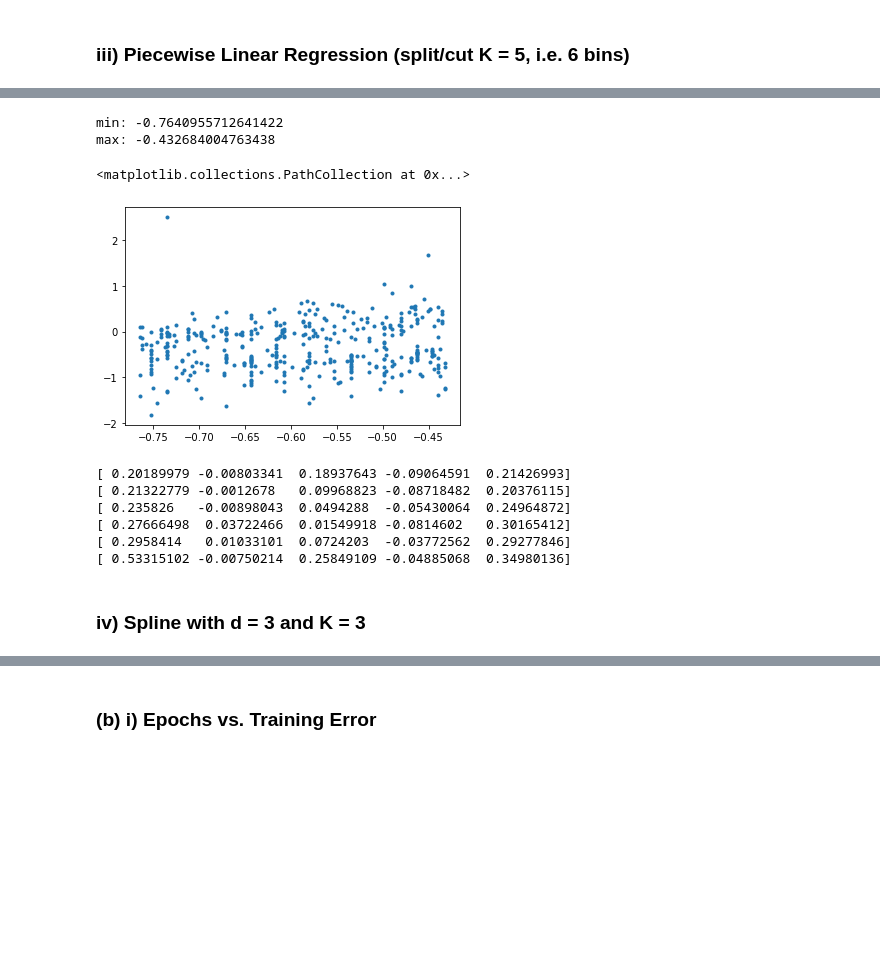
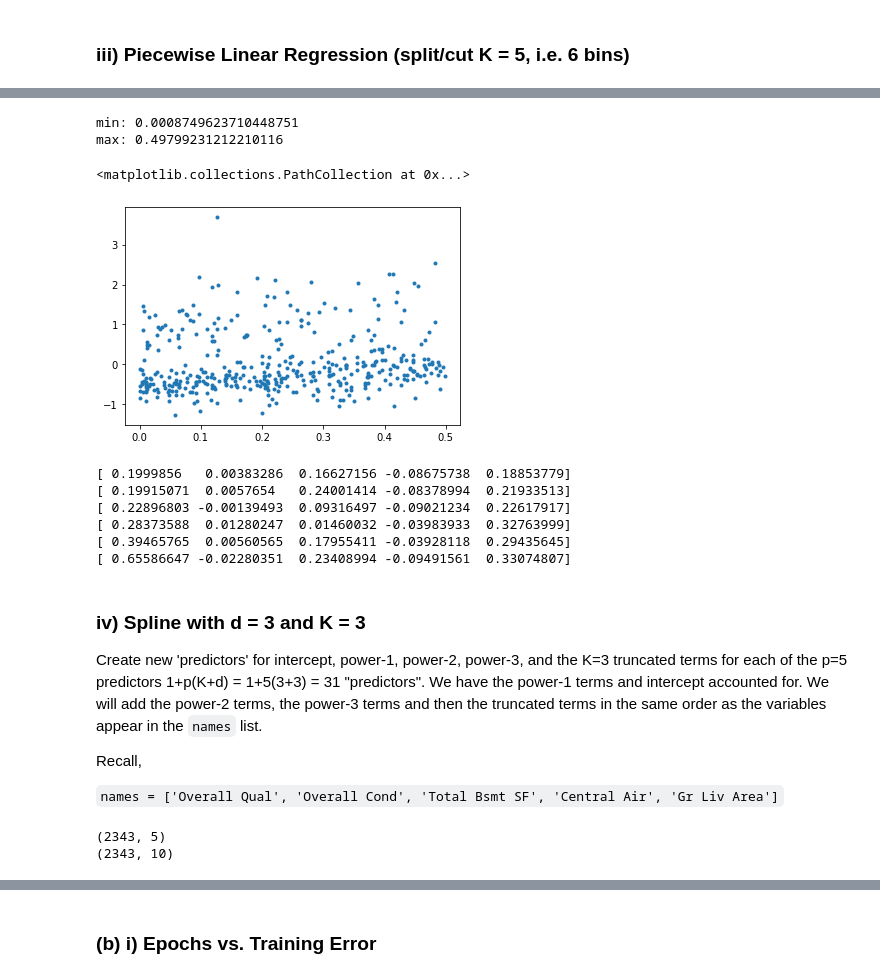
Before and after one commit to ManuelSerna/ml-notes, a Jupyter notebook: regression/general_regression/mini_project3.ipynb, the cells around one changed output, grey strips where cells are left out. Saved outputs shown, nothing was run; the diff lists cells and outputs as text; code cells hidden in the pictures; blank space fills up the shorter version.

```diff
--- a/regression/general_regression/mini_project3.ipynb
+++ b/regression/general_regression/mini_project3.ipynb
@@ -142,20 +140,51 @@ x_train_bins = np.array_split(sorted_x_train, K+1)
+# %%
+# Get indicies (ids) if input samples that match given conditions
+bin1_ids = np.where(x_train[:, var_id] < cuts[0])
+bin2_ids = np.where((cuts[0] <= x_train[:, var_id]) & (x_train[:, var_id] < cuts[1]))
+bin3_ids = np.where((cuts[1] <= x_train[:, var_id]) & (x_train[:, var_id] < cuts[2]))
+bin4_ids = np.where((cuts[2] <= x_train[:, var_id]) & (x_train[:, var_id] < cuts[3]))
+bin5_ids = np.where((cuts[3] <= x_train[:, var_id]) & (x_train[:, var_id] < cuts[4]))
+bin6_ids = np.where(x_train[:, var_id] >= cuts[4])
+# %%
+# Get each of our training and true values
+x1 = x_train[bin1_ids]
+y1 = y_train[bin1_ids]
+
+x2 = x_train[bin2_ids]
+y2 = y_train[bin2_ids]
+
+x3 = x_train[bin3_ids]
+y3 = y_train[bin3_ids]
+
+x4 = x_train[bin4_ids]
+y4 = y_train[bin4_ids]
+
+x5 = x_train[bin5_ids]
+y5 = y_train[bin5_ids]
+
+x6 = x_train[bin6_ids]
+y6 = y_train[bin6_ids]
+# %%
+# Put them in list (I would automate this...but I'm lazy)
+bins_train_x = [x1, x2, x3, x4, x5, x6]
+bins_train_y = [y1, y2, y3, y4, y5, y6]
 # %%
 # Showcase a single bin
-bin_idx = 1
+bin_idx = 3
 
-print('min: {}'.format(np.min(x_train_bins[bin_idx][:,input_idx])))
-print('max: {}'.format(np.max(x_train_bins[bin_idx][:,input_idx])))
+print('min: {}'.format(np.min(bins_train_x[bin_idx][:,var_id])))
+print('max: {}'.format(np.max(bins_train_x[bin_idx][:,var_id])))
 
 plt.scatter(
-    x_train_bins[bin_idx][:,input_idx],
-    y_train_bins[bin_idx],
+    bins_train_x[bin_idx][:, var_id],
+    bins_train_y[bin_idx],
     marker='.'
 )
 # %% [output]
-min: -0.7640955712641422
-max: -0.432684004763438
+min: 0.0008749623710448751
+max: 0.49799231212210116
 <matplotlib.collections.PathCollection at 0x...>
-[figure, old version]
+[figure, new version]
 # %%
 # Now, perform linear regression on each training bin
 bin_models = []
@@ -168,13 +197,26 @@ for i in range(K+1):
     )
 # %%
-for i in range(K+1):
+for i in range(K_piecewise+1):
     print(bin_models[i].beta)
 # %% [output]
-[ 0.20189979 -0.00803341  0.18937643 -0.09064591  0.21426993]
-[ 0.21322779 -0.0012678   0.09968823 -0.08718482  0.20376115]
-[ 0.235826   -0.00898043  0.0494288  -0.05430064  0.24964872]
-[ 0.27666498  0.03722466  0.01549918 -0.0814602   0.30165412]
-[ 0.2958414   0.01033101  0.0724203  -0.03772562  0.29277846]
-[ 0.53315102 -0.00750214  0.25849109 -0.04885068  0.34980136]
+[ 0.1999856   0.00383286  0.16627156 -0.08675738  0.18853779]
+[ 0.19915071  0.0057654   0.24001414 -0.08378994  0.21933513]
+[ 0.22896803 -0.00139493  0.09316497 -0.09021234  0.22617917]
+[ 0.28373588  0.01280247  0.01460032 -0.03983933  0.32763999]
+[ 0.39465765  0.00560565  0.17955411 -0.03928118  0.29435645]
+[ 0.65586647 -0.02280351  0.23408994 -0.09491561  0.33074807]
-# %% [markdown]
-### iv) Spline with d = 3 and K = 3
+# %% [markdown]
+### iv) Spline with d = 3 and K = 3
+Create new 'predictors' for intercept, power-1, power-2, power-3, and the K=3 truncated terms for each of the p=5 predictors 1+p(K+d) = 1+5(3+3) = 31 "predictors". We have the power-1 terms and intercept accounted for. We will add the power-2 terms, the power-3 terms and then the truncated terms in the same order as the variables appear in the `names` list.
+
+Recall,
+
+`names = ['Overall Qual', 'Overall Cond', 'Total Bsmt SF', 'Central Air', 'Gr Liv Area']`
+# %%
+# Add power-2 terms
+print(x_train.shape)
+spline_x_train = np.hstack((x_train, x_train**2))
+print(spline_x_train.shape)
+# %% [output]
+(2343, 5)
+(2343, 10)
```
Also changed, not shown: parts of 27 cells of this notebook, 1 other file.
